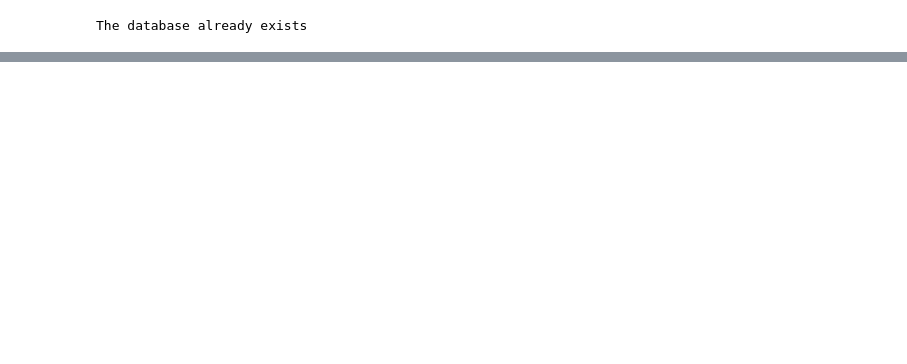
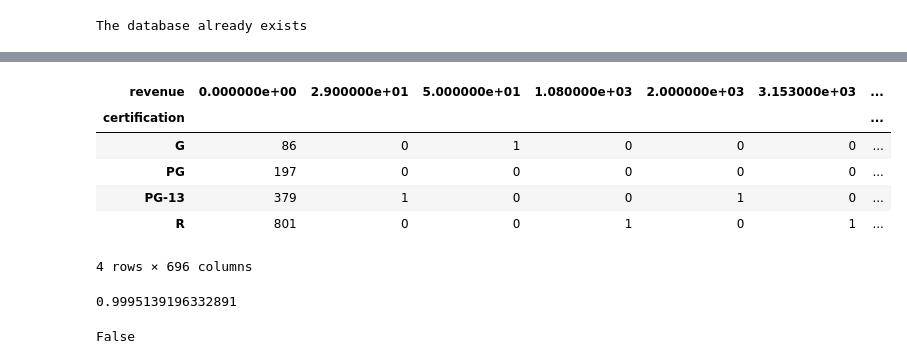
Before and after one commit to BrazilianKing/IMBD-Performance, a Jupyter notebook: Part 4 Hypothesis Testing.ipynb, the cells around one changed output, grey strips where cells are left out. Drawn from its saved outputs; the diff is of its cells as text; code cells hidden in the pictures; blank space fills up the shorter version.

```diff
--- a/Part 4 Hypothesis Testing.ipynb
+++ b/Part 4 Hypothesis Testing.ipynb
@@ -154,0 +237,12 @@ The database already exists
+# %%
+# Creating Contingency Table using pd.crosstab
+table = pd.crosstab(df['certification'], df['revenue'])
+table
+# %% [output]
+| revenue | 0.000000e+00 | 2.900000e+01 | 5.000000e+01 | 1.080000e+03 | 2.000000e+03 | 3.153000e+03 | ... |
+| certification |  |  |  |  |  |  | ... |
+| G | 86 | 0 | 1 | 0 | 0 | 0 | ... |
+| PG | 197 | 0 | 0 | 0 | 0 | 0 | ... |
+| PG-13 | 379 | 1 | 0 | 0 | 1 | 0 | ... |
+| R | 801 | 0 | 0 | 1 | 0 | 1 | ... |
+4 rows × 696 columns
@@ -154,0 +253,7 @@ The database already exists
+# %%
+# What was our p-value?
+print(p)
+p<.05
+# %% [output]
+0.9995139196332891
+False
```
Also changed, not shown: parts of 19 cells of this notebook.
